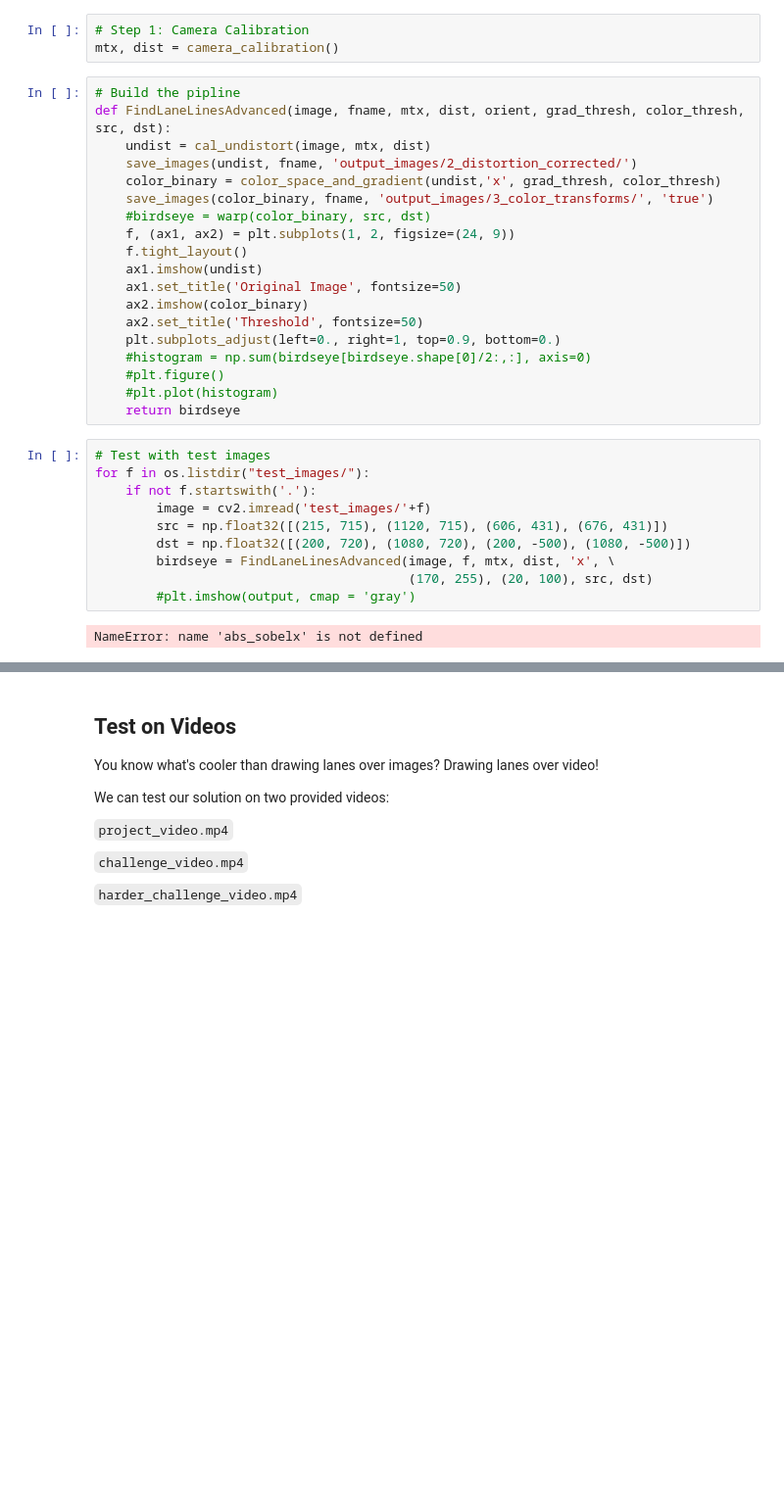
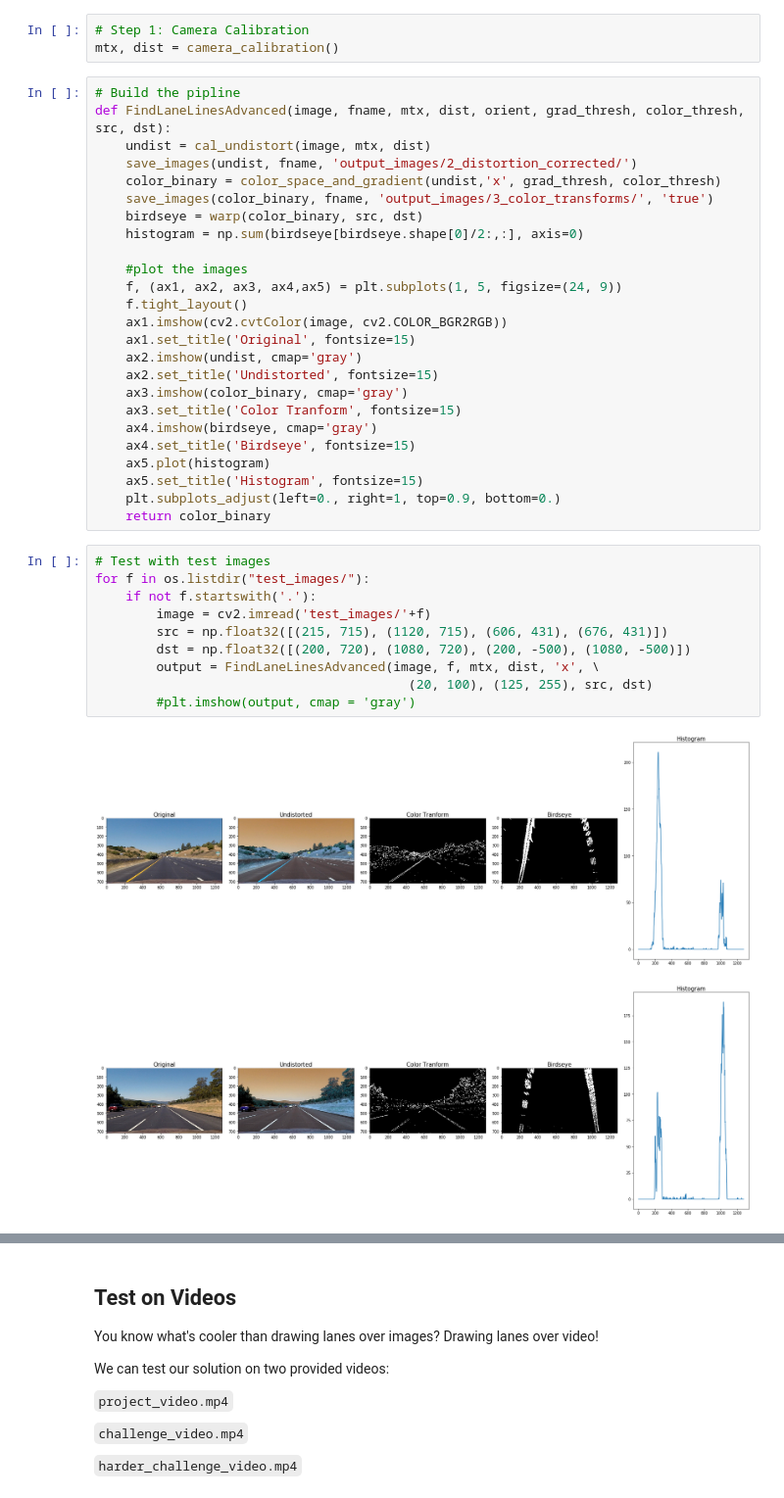
Before and after one commit to gothicmicky/MoocProjects, a Jupyter notebook: SelfDrivingCar/Term1/L15_AdvancedLaneFinding/CarNDp-Advanced-Lane-Lines-Sharon/p4_advanced_lane_finding.ipynb, the cells around one changed output, grey strips where cells are left out. Shown at 98% size. Saved outputs shown, nothing was run; the diff lists cells and outputs as text; blank space fills up the shorter version.

```diff
--- a/SelfDrivingCar/Term1/L15_AdvancedLaneFinding/CarNDp-Advanced-Lane-Lines-Sharon/p4_advanced_lane_finding.ipynb
+++ b/SelfDrivingCar/Term1/L15_AdvancedLaneFinding/CarNDp-Advanced-Lane-Lines-Sharon/p4_advanced_lane_finding.ipynb
@@ -164,27 +145,34 @@ def FindLaneLinesAdvanced(image, fname, mtx, dist, orient, grad_thresh, color_th
     save_images(undist, fname, 'output_images/2_distortion_corrected/')
     color_binary = color_space_and_gradient(undist,'x', grad_thresh, color_thresh)
     save_images(color_binary, fname, 'output_images/3_color_transforms/', 'true')
-    #birdseye = warp(color_binary, src, dst)
-    f, (ax1, ax2) = plt.subplots(1, 2, figsize=(24, 9))
+    birdseye = warp(color_binary, src, dst)
+    histogram = np.sum(birdseye[birdseye.shape[0]/2:,:], axis=0)
+
+    #plot the images
+    f, (ax1, ax2, ax3, ax4,ax5) = plt.subplots(1, 5, figsize=(24, 9))
     f.tight_layout()
-    ax1.imshow(undist)
-    ax1.set_title('Original Image', fontsize=50)
-    ax2.imshow(color_binary)
-    ax2.set_title('Threshold', fontsize=50)
+    ax1.imshow(cv2.cvtColor(image, cv2.COLOR_BGR2RGB))
+    ax1.set_title('Original', fontsize=15)
+    ax2.imshow(undist, cmap='gray')
+    ax2.set_title('Undistorted', fontsize=15)
+    ax3.imshow(color_binary, cmap='gray')
+    ax3.set_title('Color Tranform', fontsize=15)
+    ax4.imshow(birdseye, cmap='gray')
+    ax4.set_title('Birdseye', fontsize=15)
+    ax5.plot(histogram)
+    ax5.set_title('Histogram', fontsize=15)
     plt.subplots_adjust(left=0., right=1, top=0.9, bottom=0.)
-    #histogram = np.sum(birdseye[birdseye.shape[0]/2:,:], axis=0)
-    #plt.figure()
-    #plt.plot(histogram)
-    return birdseye
+    return color_binary
 # %%
 # Test with test images
 for f in os.listdir("test_images/"):
     if not f.startswith('.'):
         image = cv2.imread('test_images/'+f)
         src = np.float32([(215, 715), (1120, 715), (606, 431), (676, 431)])
         dst = np.float32([(200, 720), (1080, 720), (200, -500), (1080, -500)])
-        birdseye = FindLaneLinesAdvanced(image, f, mtx, dist, 'x', \
-                                         (170, 255), (20, 100), src, dst)
+        output = FindLaneLinesAdvanced(image, f, mtx, dist, 'x', \
+                                         (20, 100), (125, 255), src, dst)
         #plt.imshow(output, cmap = 'gray')
 # %% [output]
-NameError: name 'abs_sobelx' is not defined
+[figure, added]
+[figure, added]
```
Also changed, not shown: parts of 2 cells of this notebook, 9 other files.
